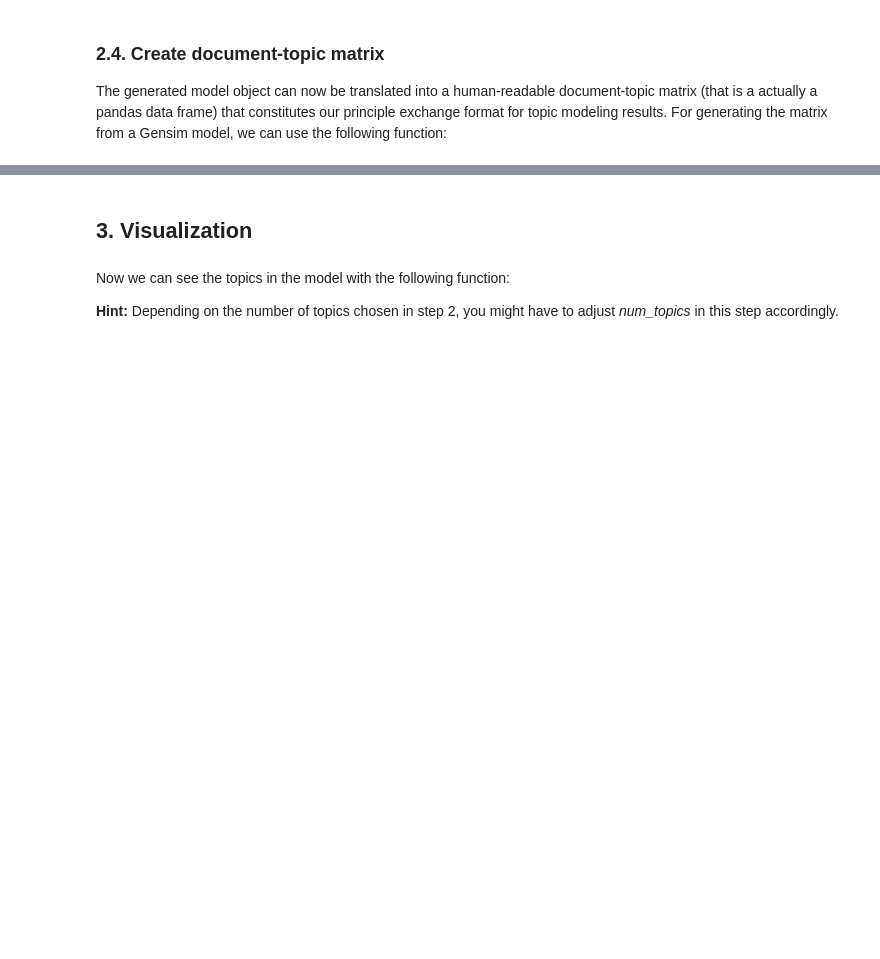
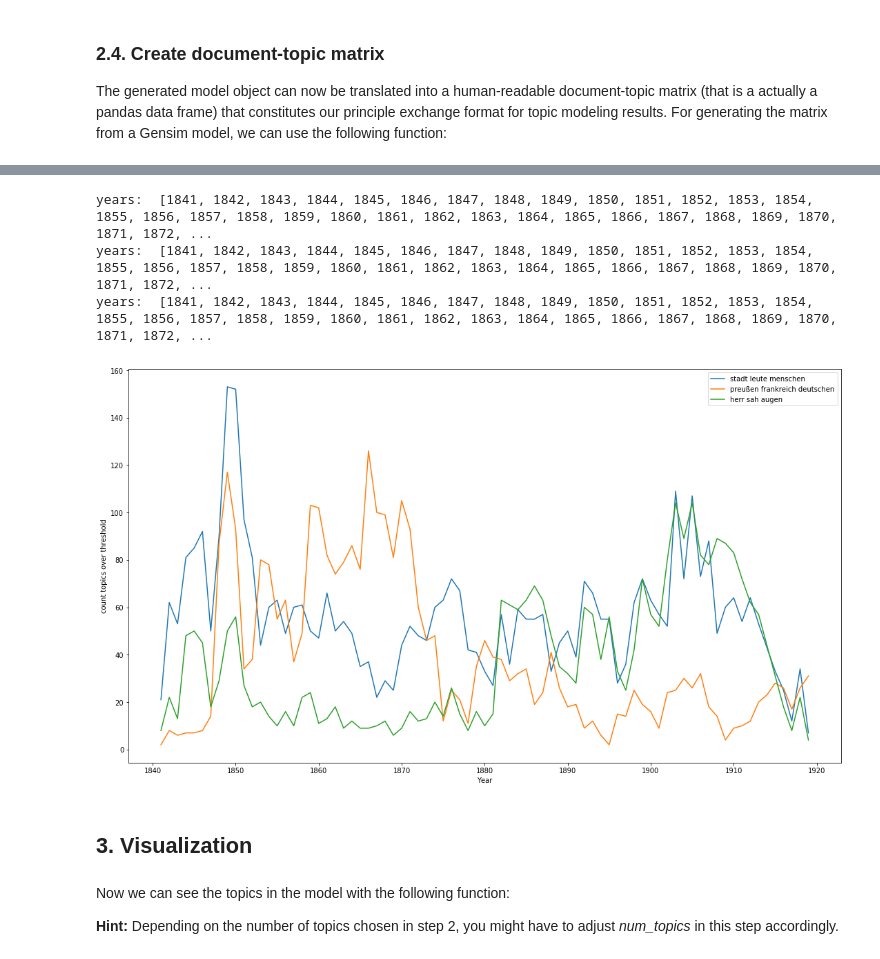
Before and after one commit to pielstroem/Topics, a Jupyter notebook: presentation_topic_over_time.ipynb, the cells around one changed output, grey strips where cells are left out. Drawn from its saved outputs; the diff is of its cells as text; code cells hidden in the pictures; blank space fills up the shorter version.

```diff
--- a/presentation_topic_over_time.ipynb
+++ b/presentation_topic_over_time.ipynb
@@ -289,3 +300,41 @@ doc_topic
+# %%
+from collections import defaultdict
+%matplotlib inline
+import matplotlib.pyplot as plt
+import numpy as np
+
+
+
+def getdict_topic_over_time(labels=['stadt leute menschen', 'preußen frankreich deutschen', 'herr sah augen'],threshold=0.1):
+    dictList=[]
+    years=list(range(1841,1920))
+    doc_topicT = doc_topic.T
+    for label in labels:
+        topic_over_threshold_per_year =[]
+        df = doc_topicT.loc[doc_topicT[label] >  threshold]
+        d = defaultdict(int)
+        for item in df.index.values:
+            year = item.split('_')
+            d[year[0]]+=1
+        for year in years:
+            topic_over_threshold_per_year.append(d[str(year)])
+        print("years: ", years, " topic_over_threshold_per_year: ", topic_over_threshold_per_year)
+        plt.plot(years, topic_over_threshold_per_year, label=label)
+
+    plt.xlabel('Year')
+    plt.ylabel('count topics over threshold')
+    plt.xlim = (range(1841,1920))
+    plt.legend()
+    fig = plt.gcf()
+    fig.set_size_inches(18.5, 10.5)
+    plt.show()
+
+getdict_topic_over_time()
+# %% [output]
+years:  [1841, 1842, 1843, 1844, 1845, 1846, 1847, 1848, 1849, 1850, 1851, 1852, 1853, 1854, 1855, 1856, 1857, 1858, 1859, 1860, 1861, 1862, 1863, 1864, 1865, 1866, 1867, 1868, 1869, 1870, 1871, 1872, ...
+years:  [1841, 1842, 1843, 1844, 1845, 1846, 1847, 1848, 1849, 1850, 1851, 1852, 1853, 1854, 1855, 1856, 1857, 1858, 1859, 1860, 1861, 1862, 1863, 1864, 1865, 1866, 1867, 1868, 1869, 1870, 1871, 1872, ...
+years:  [1841, 1842, 1843, 1844, 1845, 1846, 1847, 1848, 1849, 1850, 1851, 1852, 1853, 1854, 1855, 1856, 1857, 1858, 1859, 1860, 1861, 1862, 1863, 1864, 1865, 1866, 1867, 1868, 1869, 1870, 1871, 1872, ...
+[figure, added]
 # %% [markdown]
 ## 3. Visualization
 # %% [markdown]
```
Also changed, not shown: parts of 21 cells of this notebook.
